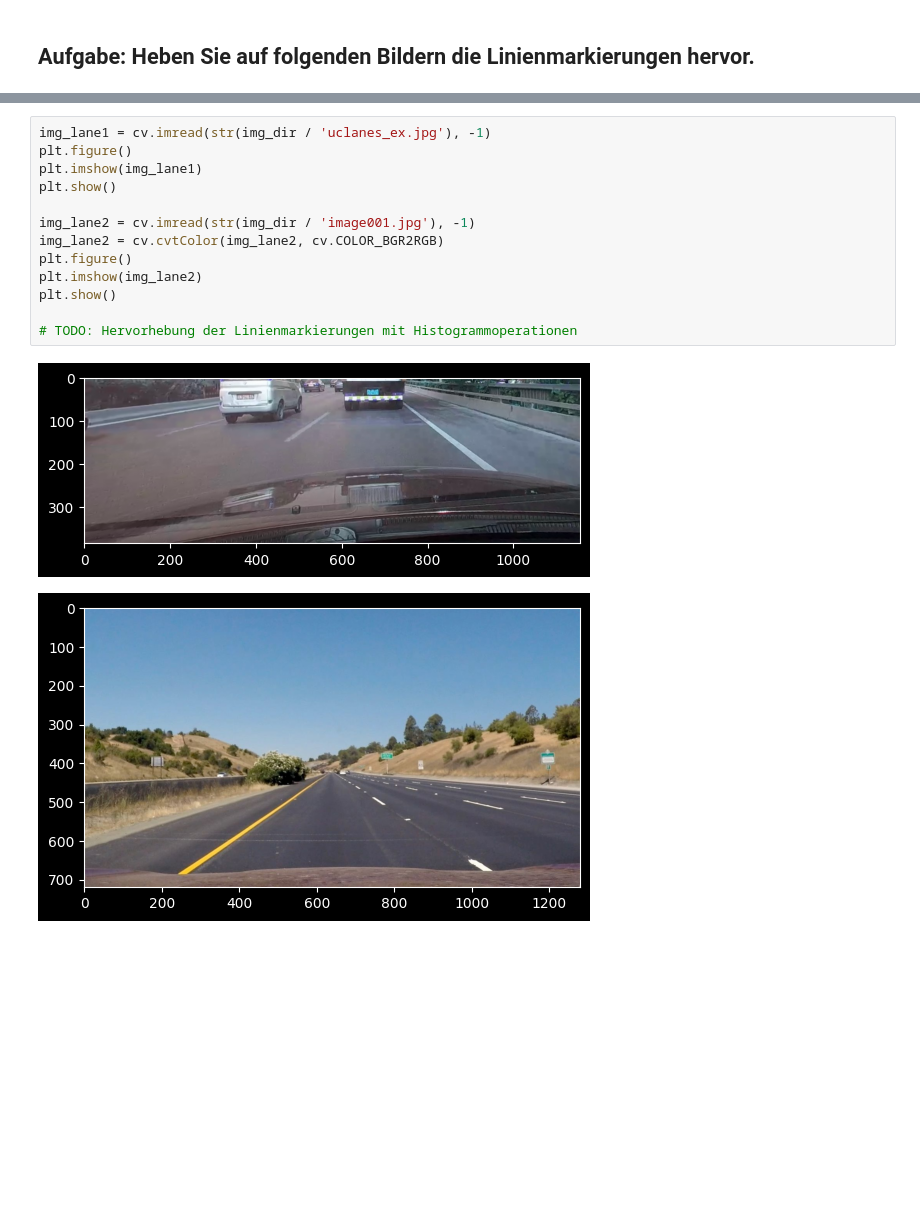
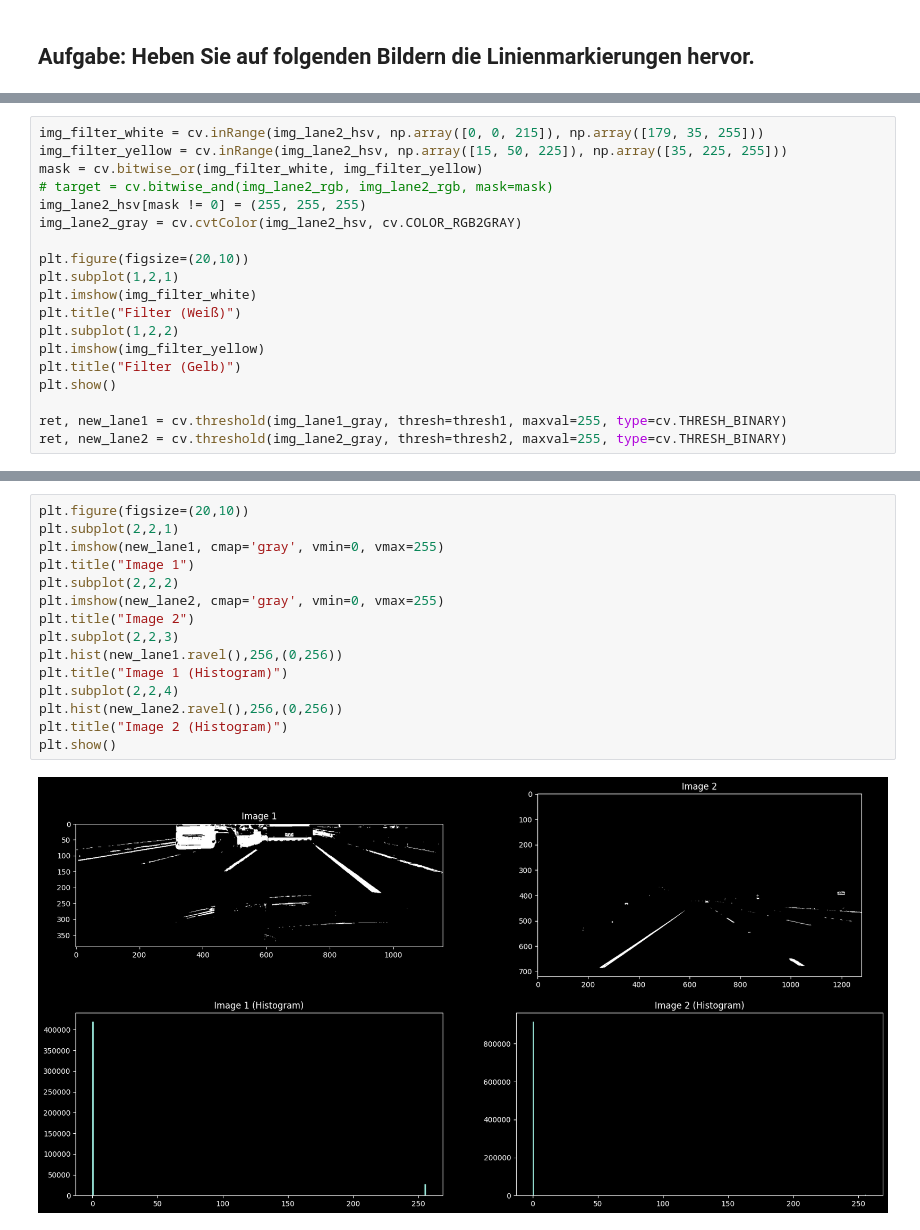
Before and after one commit to felixhoffmnn/digitale-bildverarbeitung, a Jupyter notebook: src/02_bildvorverarbeitung/02_Histogramme.ipynb, the cells around one changed output, grey strips where cells are left out. Saved outputs shown, nothing was run; the diff lists cells and outputs as text; blank space fills up the shorter version.

Commit message:
✨ Finished todos in `02_bildvorbereitung`

```diff
--- a/src/02_bildvorverarbeitung/02_Histogramme.ipynb
+++ b/src/02_bildvorverarbeitung/02_Histogramme.ipynb
@@ -418,0 +458,19 @@ plt.show()
+# %%
+img_filter_white = cv.inRange(img_lane2_hsv, np.array([0, 0, 215]), np.array([179, 35, 255]))
+img_filter_yellow = cv.inRange(img_lane2_hsv, np.array([15, 50, 225]), np.array([35, 225, 255]))
+mask = cv.bitwise_or(img_filter_white, img_filter_yellow)
+# target = cv.bitwise_and(img_lane2_rgb, img_lane2_rgb, mask=mask)
+img_lane2_hsv[mask != 0] = (255, 255, 255)
+img_lane2_gray = cv.cvtColor(img_lane2_hsv, cv.COLOR_RGB2GRAY)
+
+plt.figure(figsize=(20,10))
+plt.subplot(1,2,1)
+plt.imshow(img_filter_white)
+plt.title("Filter (Weiß)")
+plt.subplot(1,2,2)
+plt.imshow(img_filter_yellow)
+plt.title("Filter (Gelb)")
+plt.show()
+
+ret, new_lane1 = cv.threshold(img_lane1_gray, thresh=thresh1, maxval=255, type=cv.THRESH_BINARY)
+ret, new_lane2 = cv.threshold(img_lane2_gray, thresh=thresh2, maxval=255, type=cv.THRESH_BINARY)
@@ -419,16 +479,17 @@ plt.show()
 # %%
-img_lane1 = cv.imread(str(img_dir / 'uclanes_ex.jpg'), -1)
-plt.figure()
-plt.imshow(img_lane1)
+plt.figure(figsize=(20,10))
+plt.subplot(2,2,1)
+plt.imshow(new_lane1, cmap='gray', vmin=0, vmax=255)
+plt.title("Image 1")
+plt.subplot(2,2,2)
+plt.imshow(new_lane2, cmap='gray', vmin=0, vmax=255)
+plt.title("Image 2")
+plt.subplot(2,2,3)
+plt.hist(new_lane1.ravel(),256,(0,256))
+plt.title("Image 1 (Histogram)")
+plt.subplot(2,2,4)
+plt.hist(new_lane2.ravel(),256,(0,256))
+plt.title("Image 2 (Histogram)")
 plt.show()
-
-img_lane2 = cv.imread(str(img_dir / 'image001.jpg'), -1)
-img_lane2 = cv.cvtColor(img_lane2, cv.COLOR_BGR2RGB)
-plt.figure()
-plt.imshow(img_lane2)
-plt.show()
-
-# TODO: Hervorhebung der Linienmarkierungen mit Histogrammoperationen
 # %% [output]
-[figure, old version]
+[figure, new version]
-[figure, removed]
```
Also changed, not shown: parts of 5 cells of this notebook.
